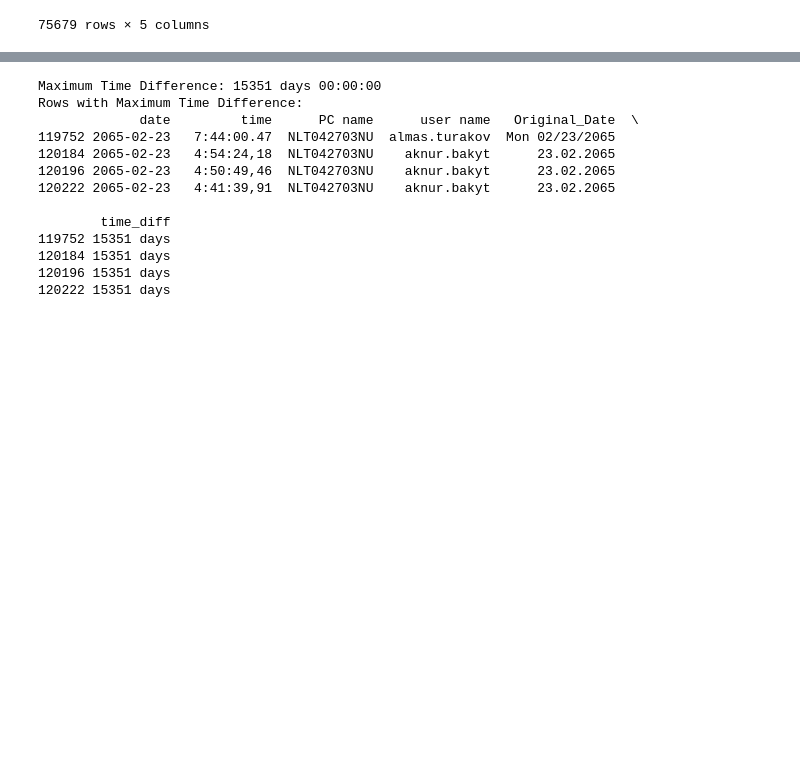
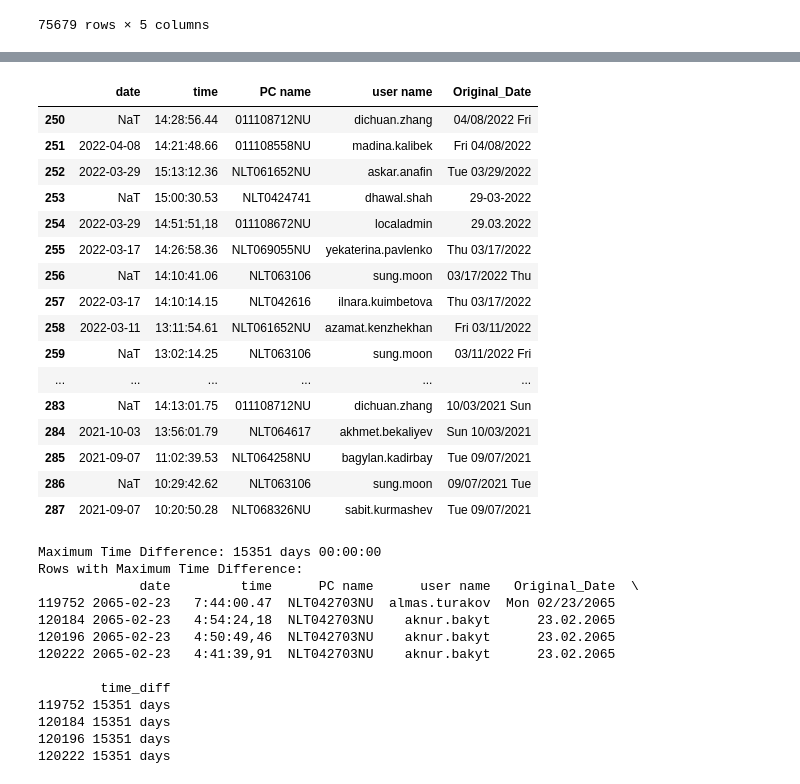
Before and after one commit to zhoomabekov/Python_Practice, a Jupyter notebook: Login Logs Processing.ipynb, the cells around one changed output, grey strips where cells are left out. Saved outputs shown, nothing was run; the diff lists cells and outputs as text; code cells hidden in the pictures; blank space fills up the shorter version.

```diff
--- a/Login Logs Processing.ipynb
+++ b/Login Logs Processing.ipynb
@@ -102,3 +102,49 @@ dict(date_counts)
+# %%
+df.reset_index(drop=True, inplace=True)
+
+# Find the indices of rows containing NaT values in the 'date' column
+nan_indices = df.index[df['date'].isna()]
+
+# Create a list to store the rows to be extracted
+rows_to_extract = []
+
+# Iterate through the NaN indices
+for idx in nan_indices:
+    # Get the index of the row before the NaN
+    prev_idx = idx - 1 if idx > 0 else None
+    # Get the index of the row after the NaN
+    next_idx = idx + 1 if idx < len(df) - 1 else None
+
+    # Append the rows to the list (including the NaN row and its neighbors)
+    if prev_idx is not None:
+        rows_to_extract.append(df.iloc[prev_idx])
+    rows_to_extract.append(df.iloc[idx])
+    if next_idx is not None:
+        rows_to_extract.append(df.iloc[next_idx])
+
+# Create a new DataFrame from the extracted rows
+result_df = pd.DataFrame(rows_to_extract)
+result_df.reset_index(drop=True, inplace=True)
+# %%
+result_df[250:300]
+# %% [output]
+|  | date | time | PC name | user name | Original_Date |
+| 250 | NaT | 14:28:56.44 | 011108712NU | dichuan.zhang | 04/08/2022 Fri |
+| 251 | 2022-04-08 | 14:21:48.66 | 011108558NU | madina.kalibek | Fri 04/08/2022 |
+| 252 | 2022-03-29 | 15:13:12.36 | NLT061652NU | askar.anafin | Tue 03/29/2022 |
+| 253 | NaT | 15:00:30.53 | NLT0424741 | dhawal.shah | 29-03-2022 |
+| 254 | 2022-03-29 | 14:51:51,18 | 011108672NU | localadmin | 29.03.2022 |
+| 255 | 2022-03-17 | 14:26:58.36 | NLT069055NU | yekaterina.pavlenko | Thu 03/17/2022 |
+| 256 | NaT | 14:10:41.06 | NLT063106 | sung.moon | 03/17/2022 Thu |
+| 257 | 2022-03-17 | 14:10:14.15 | NLT042616 | ilnara.kuimbetova | Thu 03/17/2022 |
+| 258 | 2022-03-11 | 13:11:54.61 | NLT061652NU | azamat.kenzhekhan | Fri 03/11/2022 |
+| 259 | NaT | 13:02:14.25 | NLT063106 | sung.moon | 03/11/2022 Fri |
+| ... | ... | ... | ... | ... | ... |
+| 283 | NaT | 14:13:01.75 | 011108712NU | dichuan.zhang | 10/03/2021 Sun |
+| 284 | 2021-10-03 | 13:56:01.79 | NLT064617 | akhmet.bekaliyev | Sun 10/03/2021 |
+| 285 | 2021-09-07 | 11:02:39.53 | NLT064258NU | bagylan.kadirbay | Tue 09/07/2021 |
+| 286 | NaT | 10:29:42.62 | NLT063106 | sung.moon | 09/07/2021 Tue |
+| 287 | 2021-09-07 | 10:20:50.28 | NLT068326NU | sabit.kurmashev | Tue 09/07/2021 |
 # %%
 # Calculate the time differences between consecutive rows
 df['time_diff'] = df['date'].diff()
```
Also changed, not shown: parts of 6 cells of this notebook.
